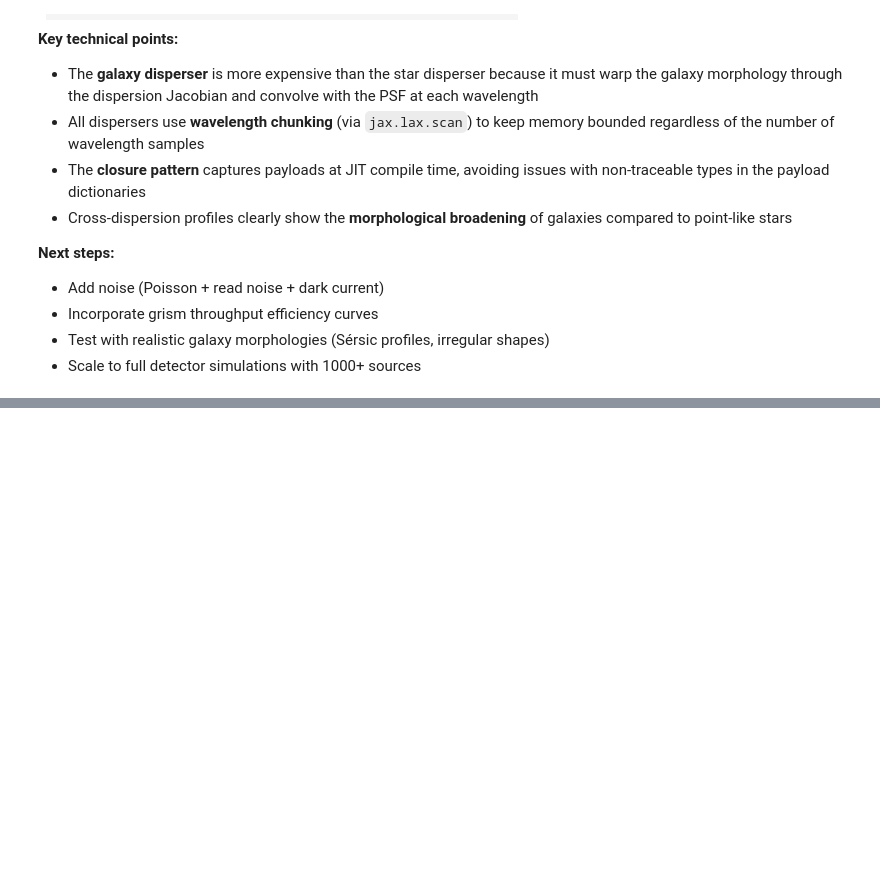
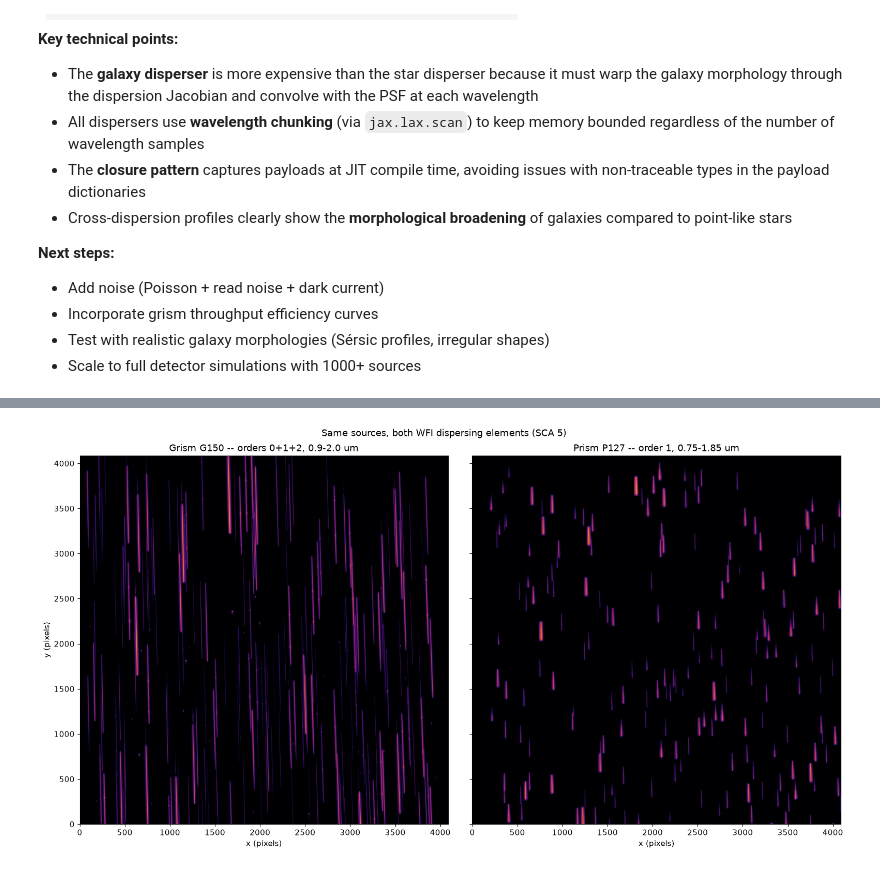
Before and after one commit to roman-grs-pit/roman_disperser, a Jupyter notebook: notebooks/galaxy/stars_and_galaxies_gpu_demo.ipynb, the cells around one changed output, grey strips where cells are left out. Cells and saved outputs as stored; diff of their text form; code cells hidden in the pictures; blank space fills up the shorter version.

```diff
--- a/notebooks/galaxy/stars_and_galaxies_gpu_demo.ipynb
+++ b/notebooks/galaxy/stars_and_galaxies_gpu_demo.ipynb
@@ -885,0 +1028,20 @@ observation with both stars and galaxies:
+# %%
+# Side-by-side: the same field through both dispersing elements
+fig, axes = plt.subplots(1, 2, figsize=(16, 8), sharex=True, sharey=True)
+
+for ax, img, title in [
+    (axes[0], output_np, f'Grism G150 -- orders {"+".join(ORDERS)}, '
+                         f'{GRISM.lam_min}-{GRISM.lam_max} um'),
+    (axes[1], output_prism_np, f'Prism P127 -- order {prism_order}, '
+                               f'{PRISM.lam_min}-{PRISM.lam_max} um'),
+]:
+    norm = AsinhNorm(linear_width=ASINH_LINEAR_WIDTH, vmin=0, vmax=float(img.max()))
+    ax.imshow(img, origin='lower', norm=norm, cmap='inferno')
+    ax.set(title=title, xlabel='x (pixels)')
+
+axes[0].set_ylabel('y (pixels)')
+plt.suptitle('Same sources, both WFI dispersing elements (SCA 5)', y=1.0)
+plt.tight_layout()
+plt.show()
+# %% [output]
+[figure, added]
```
Also changed, not shown: parts of 21 cells of this notebook, 5 other files.
